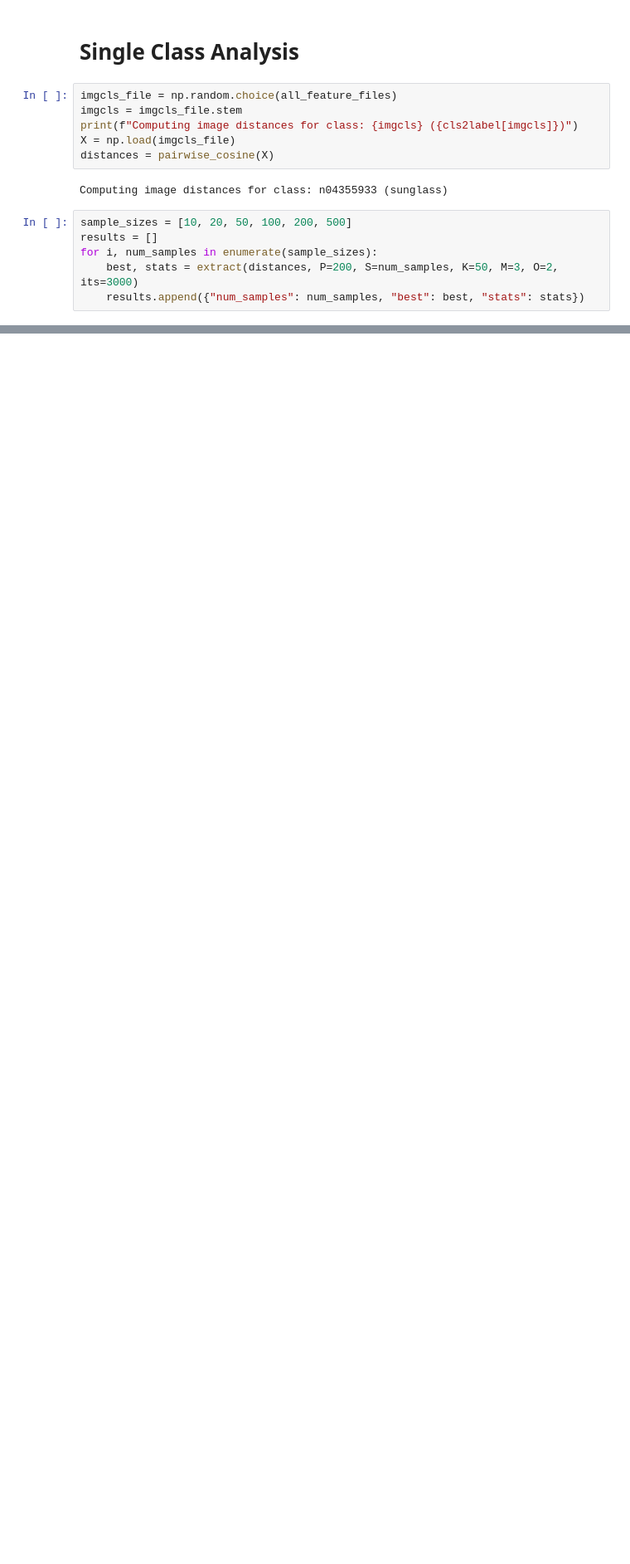
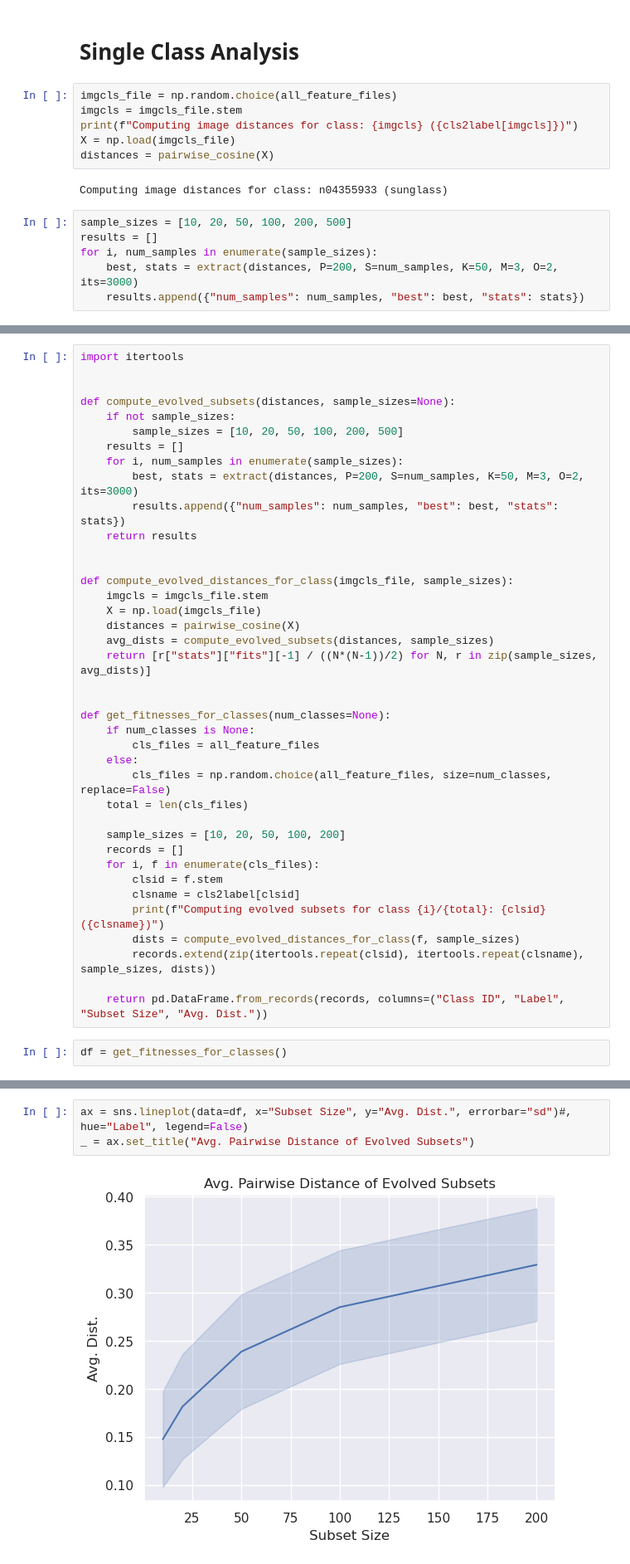
Before and after one commit to lfrati/OmnImage, a Jupyter notebook: scaling-analysis.ipynb, the cells around one changed output, grey strips where cells are left out. Shown at 83% size. Drawn from its saved outputs; the diff is of its cells as text; blank space fills up the shorter version.

Commit message:
Run evolution up to subset size of 200 for all classes.

```diff
--- a/scaling-analysis.ipynb
+++ b/scaling-analysis.ipynb
@@ -142,0 +77,41 @@ final_fitnesses
+# %%
+import itertools
+
+
+def compute_evolved_subsets(distances, sample_sizes=None):
+    if not sample_sizes:
+        sample_sizes = [10, 20, 50, 100, 200, 500]
+    results = []
+    for i, num_samples in enumerate(sample_sizes):
+        best, stats = extract(distances, P=200, S=num_samples, K=50, M=3, O=2, its=3000)
+        results.append({"num_samples": num_samples, "best": best, "stats": stats})
+    return results
+
+
+def compute_evolved_distances_for_class(imgcls_file, sample_sizes):
+    imgcls = imgcls_file.stem
+    X = np.load(imgcls_file)
+    distances = pairwise_cosine(X)
+    avg_dists = compute_evolved_subsets(distances, sample_sizes)
+    return [r["stats"]["fits"][-1] / ((N*(N-1))/2) for N, r in zip(sample_sizes, avg_dists)]
+
+
+def get_fitnesses_for_classes(num_classes=None):
+    if num_classes is None:
+        cls_files = all_feature_files
+    else:
+        cls_files = np.random.choice(all_feature_files, size=num_classes, replace=False)
+    total = len(cls_files)
+
+    sample_sizes = [10, 20, 50, 100, 200]
+    records = []
+    for i, f in enumerate(cls_files):
+        clsid = f.stem
+        clsname = cls2label[clsid]
+        print(f"Computing evolved subsets for class {i}/{total}: {clsid} ({clsname})")
+        dists = compute_evolved_distances_for_class(f, sample_sizes)
+        records.extend(zip(itertools.repeat(clsid), itertools.repeat(clsname), sample_sizes, dists))
+
+    return pd.DataFrame.from_records(records, columns=("Class ID", "Label", "Subset Size", "Avg. Dist."))
+# %%
+df = get_fitnesses_for_classes()
@@ -142,0 +132,5 @@ final_fitnesses
+# %%
+ax = sns.lineplot(data=df, x="Subset Size", y="Avg. Dist.", errorbar="sd")#, hue="Label", legend=False)
+_ = ax.set_title("Avg. Pairwise Distance of Evolved Subsets")
+# %% [output]
+[figure, added]
```
Also changed, not shown: parts of 9 cells of this notebook.
